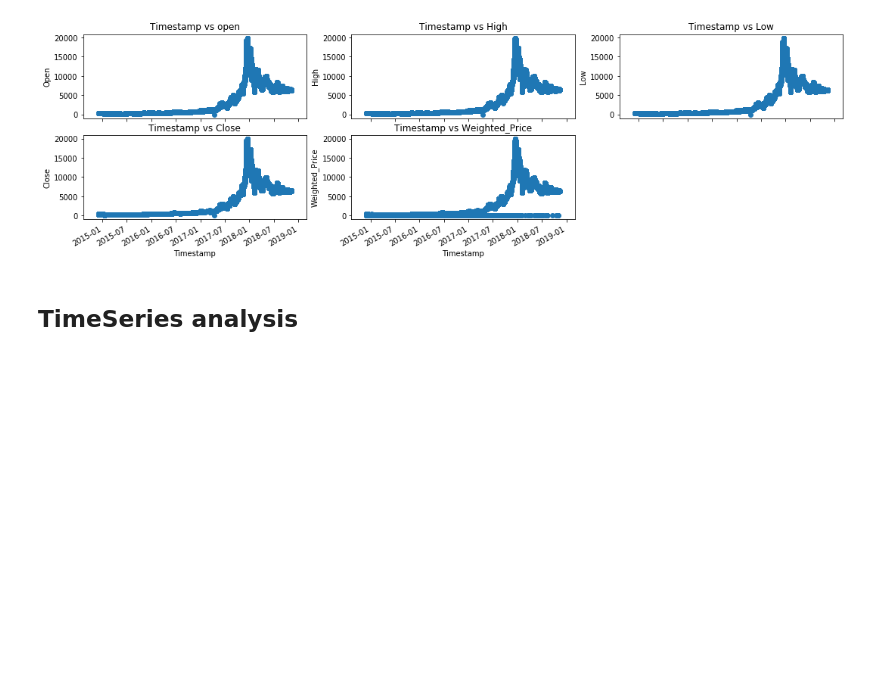
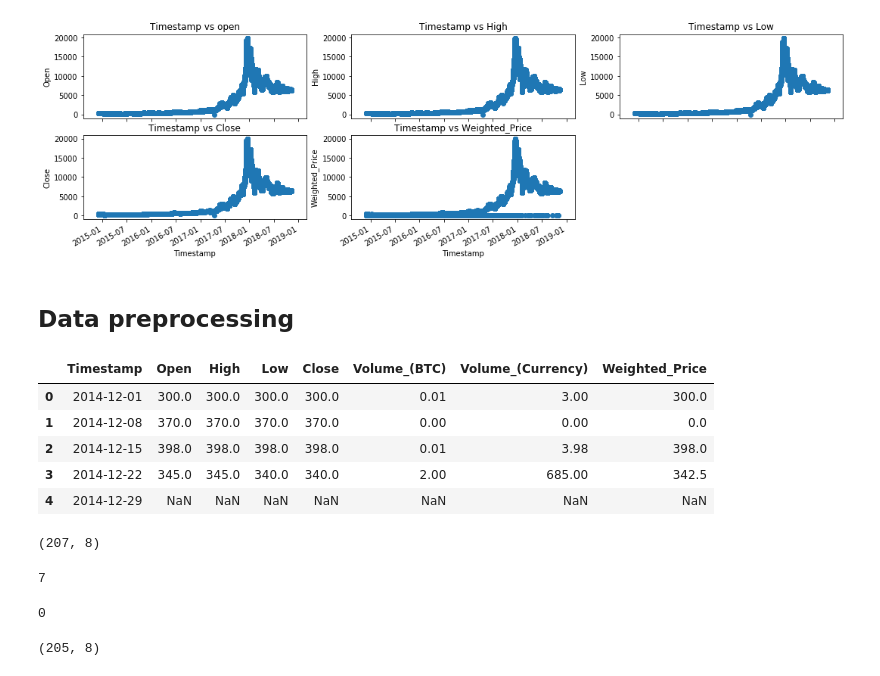
Before and after one commit to BasantHussein/Bitcoin-Time-Series-Forecasting, a Jupyter notebook: BitcoinTimeSeriesForecasting.ipynb, the cells around one changed output. Cells and saved outputs as stored; diff of their text form; code cells hidden in the pictures; blank space fills up the shorter version.

Commit message:
added the preprocessing part

```diff
--- a/BitcoinTimeSeriesForecasting.ipynb
+++ b/BitcoinTimeSeriesForecasting.ipynb
@@ -234,5 +237,32 @@ plt.title('Timestamp vs Weighted_Price')
 # %% [output]
 Text(0.5, 1.0, 'Timestamp vs Weighted_Price')
 [figure]
-# %% [markdown]
-## TimeSeries analysis
+# %% [markdown]
+## Data preprocessing
+# %%
+# group the data by week
+
+#create start and end date range
+start = datetime.datetime(2014, 12, 1, 0, 0, 0, 0)
+end = datetime.datetime(2018, 11, 11, 0, 0, 0, 0)
+
+weekly_data=df[(df['Timestamp']>=start) & (df['Timestamp']<=end)].groupby([pd.Grouper(key='Timestamp', freq='W-MON')]).first().reset_index()
+
+weekly_data.head()
+# %% [output]
+|  | Timestamp | Open | High | Low | Close | Volume_(BTC) | Volume_(Currency) | Weighted_Price |
+| 0 | 2014-12-01 | 300.0 | 300.0 | 300.0 | 300.0 | 0.01 | 3.00 | 300.0 |
+| 1 | 2014-12-08 | 370.0 | 370.0 | 370.0 | 370.0 | 0.00 | 0.00 | 0.0 |
+| 2 | 2014-12-15 | 398.0 | 398.0 | 398.0 | 398.0 | 0.01 | 3.98 | 398.0 |
+| 3 | 2014-12-22 | 345.0 | 345.0 | 340.0 | 340.0 | 2.00 | 685.00 | 342.5 |
+| 4 | 2014-12-29 | NaN | NaN | NaN | NaN | NaN | NaN | NaN |
+# %%
+# print the shape
+weekly_data.shape
+# %% [output]
+(207, 8)
+# %%
+# check null values
+weekly_data.isnull().any().sum()
+# %% [output]
+7
@@ -238,0 +272,10 @@ Text(0.5, 1.0, 'Timestamp vs Weighted_Price')
+# %%
+# check null values
+weekly_data.isnull().any().sum()
+# %% [output]
+0
+# %%
+# print the shape
+weekly_data.shape
+# %% [output]
+(205, 8)
```
Also changed, not shown: parts of 9 cells of this notebook.
